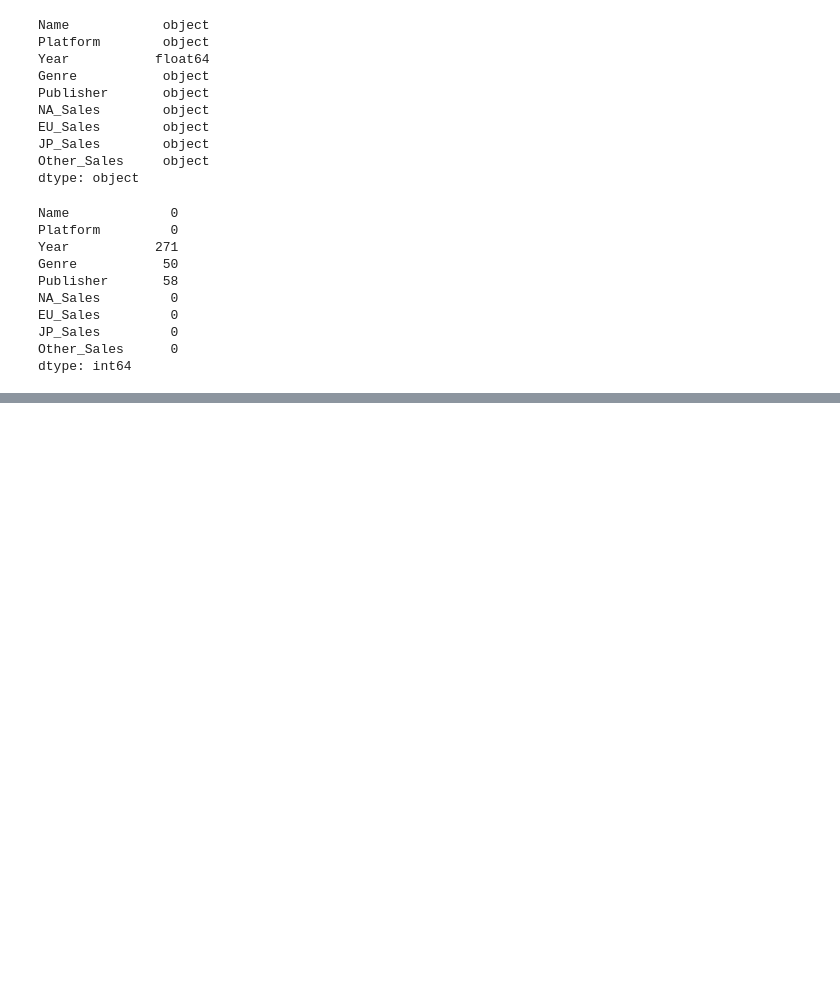
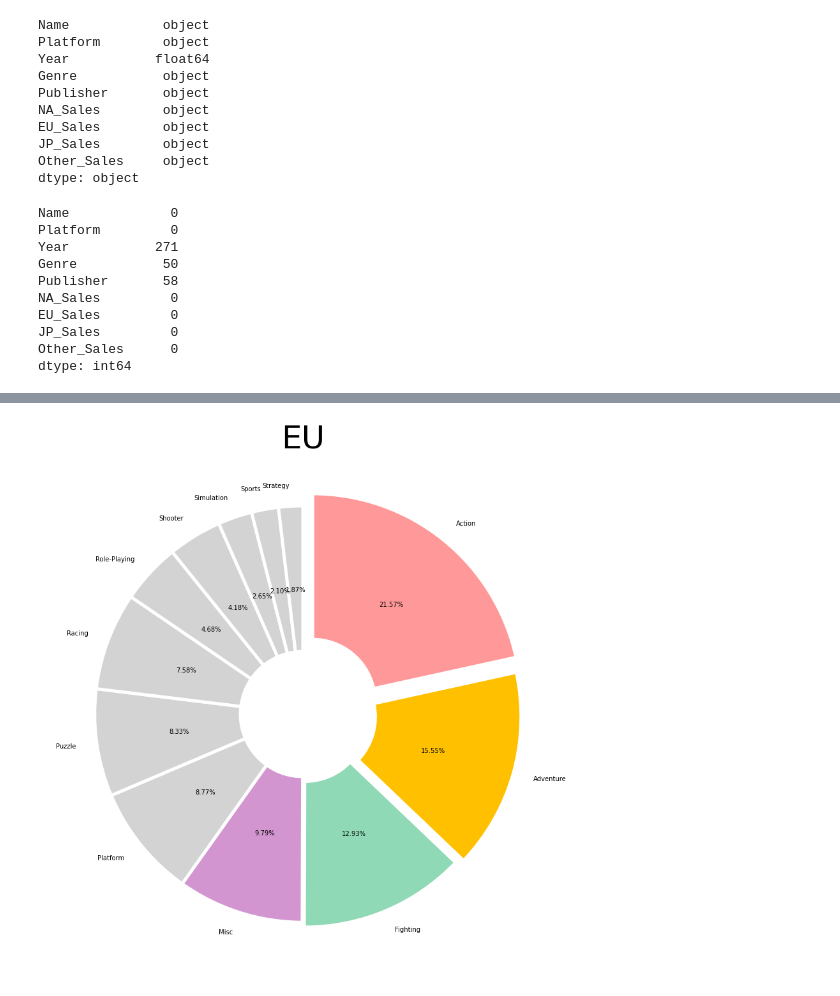
Before and after one commit to kihann/section-project, a Jupyter notebook: AI_07_이기한_Section_1.ipynb, the cells around one changed output, grey strips where cells are left out. Cells and saved outputs as stored; diff of their text form; code cells hidden in the pictures; blank space fills up the shorter version.

```diff
--- a/AI_07_이기한_Section_1.ipynb
+++ b/AI_07_이기한_Section_1.ipynb
@@ -100,0 +181,15 @@ array(['Action', 'Adventure', 'Misc', 'Platform', 'Sports', 'Simulation',
+# %%
+fig = plt.figure(figsize = (15, 15))
+plt.pie(df1['EU_Sales'].sort_values(ascending = False),
+        labels = df1.index,
+        autopct='%.2f%%',
+        counterclock = False,
+        startangle = 90,
+        explode = explode,
+        colors = colors,
+        wedgeprops = wedgeprops)
+
+plt.title('EU', fontsize = 50)
+plt.show()
+# %% [output]
+[figure, added]
```
Also changed, not shown: parts of 17 cells of this notebook.
